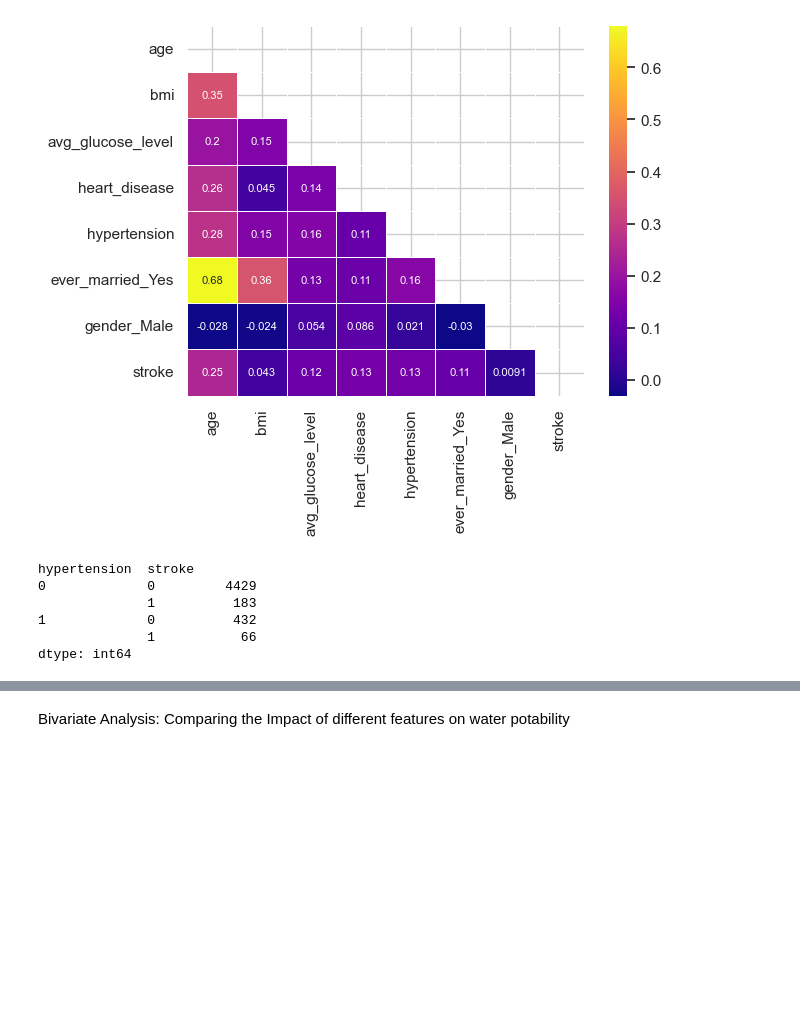
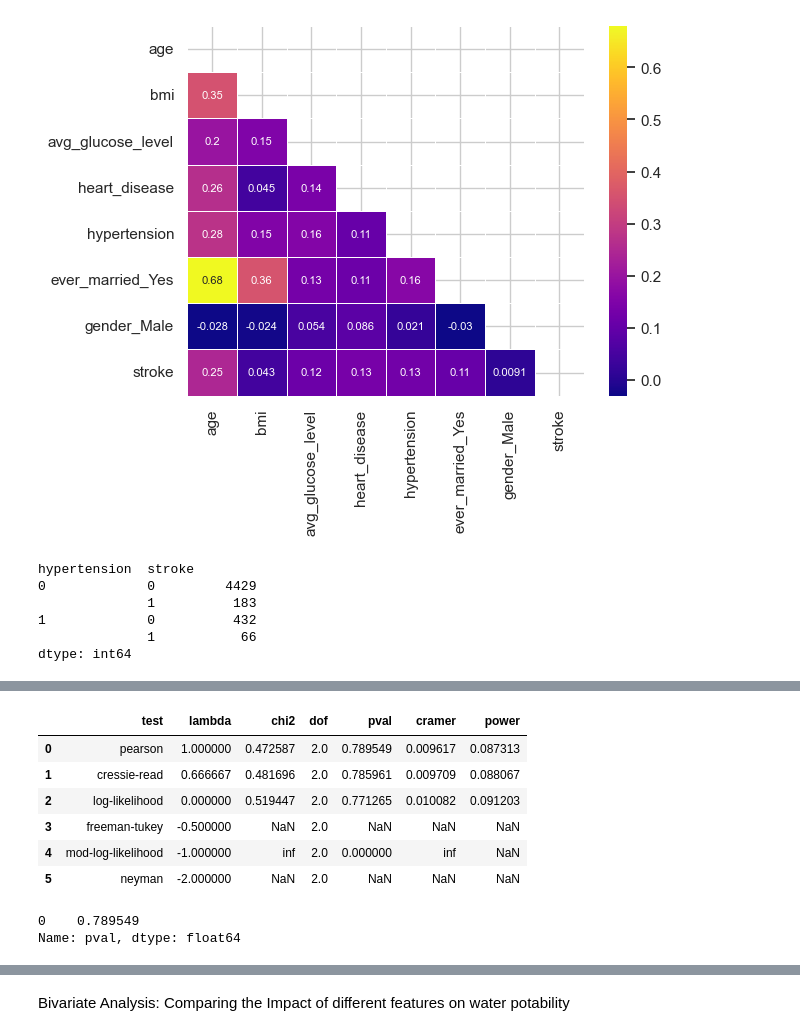
Before and after one commit to Lailah-Idrees/DA2_Assessment, a Jupyter notebook: jupyter_notebooks/Data_Visualisation.ipynb, the cells around one changed output, grey strips where cells are left out. Saved outputs shown, nothing was run; the diff lists cells and outputs as text; code cells hidden in the pictures; blank space fills up the shorter version.

```diff
--- a/jupyter_notebooks/Data_Visualisation.ipynb
+++ b/jupyter_notebooks/Data_Visualisation.ipynb
@@ -642,0 +679,16 @@ dtype: int64
+# %%
+expected, observed, stats = pg.chi2_independence(data=df, x='gender', y='stroke')
+stats
+# %% [output]
+|  | test | lambda | chi2 | dof | pval | cramer | power |
+| 0 | pearson | 1.000000 | 0.472587 | 2.0 | 0.789549 | 0.009617 | 0.087313 |
+| 1 | cressie-read | 0.666667 | 0.481696 | 2.0 | 0.785961 | 0.009709 | 0.088067 |
+| 2 | log-likelihood | 0.000000 | 0.519447 | 2.0 | 0.771265 | 0.010082 | 0.091203 |
+| 3 | freeman-tukey | -0.500000 | NaN | 2.0 | NaN | NaN | NaN |
+| 4 | mod-log-likelihood | -1.000000 | inf | 2.0 | 0.000000 | inf | NaN |
+| 5 | neyman | -2.000000 | NaN | 2.0 | NaN | NaN | NaN |
+# %%
+stats.query("test=='pearson'")['pval']
+# %% [output]
+0    0.789549
+Name: pval, dtype: float64
```
Also changed, not shown: parts of 18 cells of this notebook.
